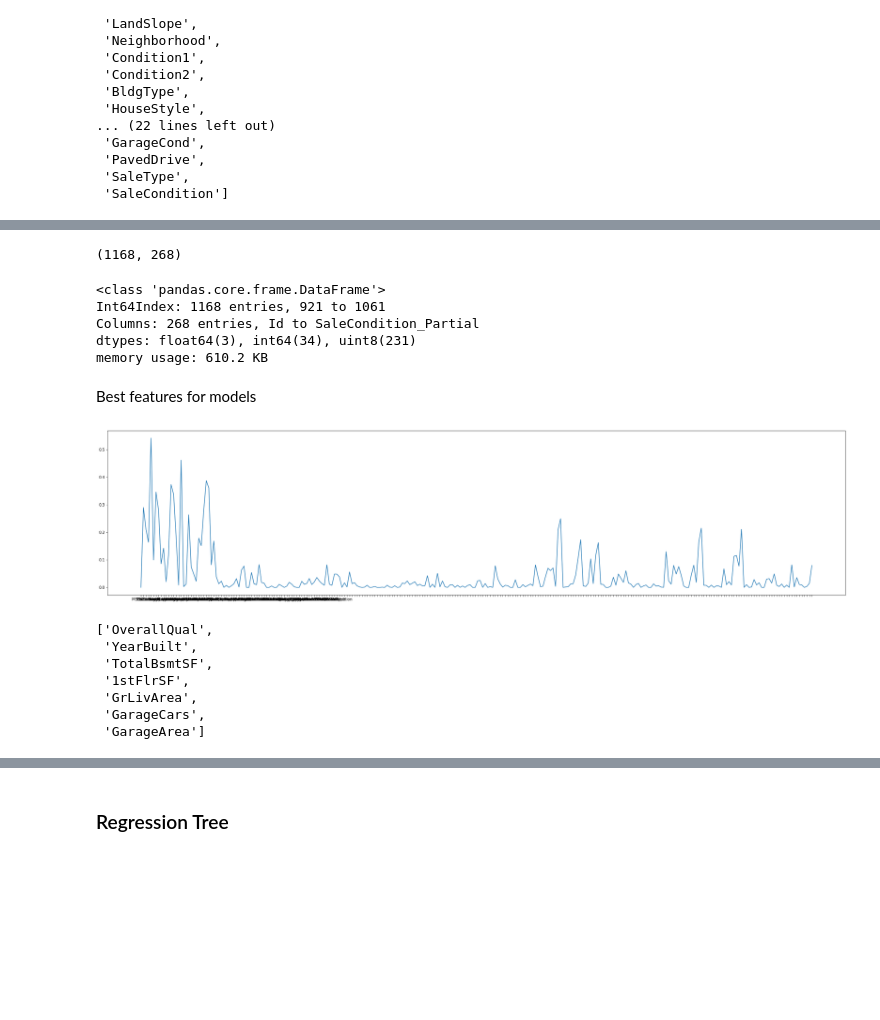
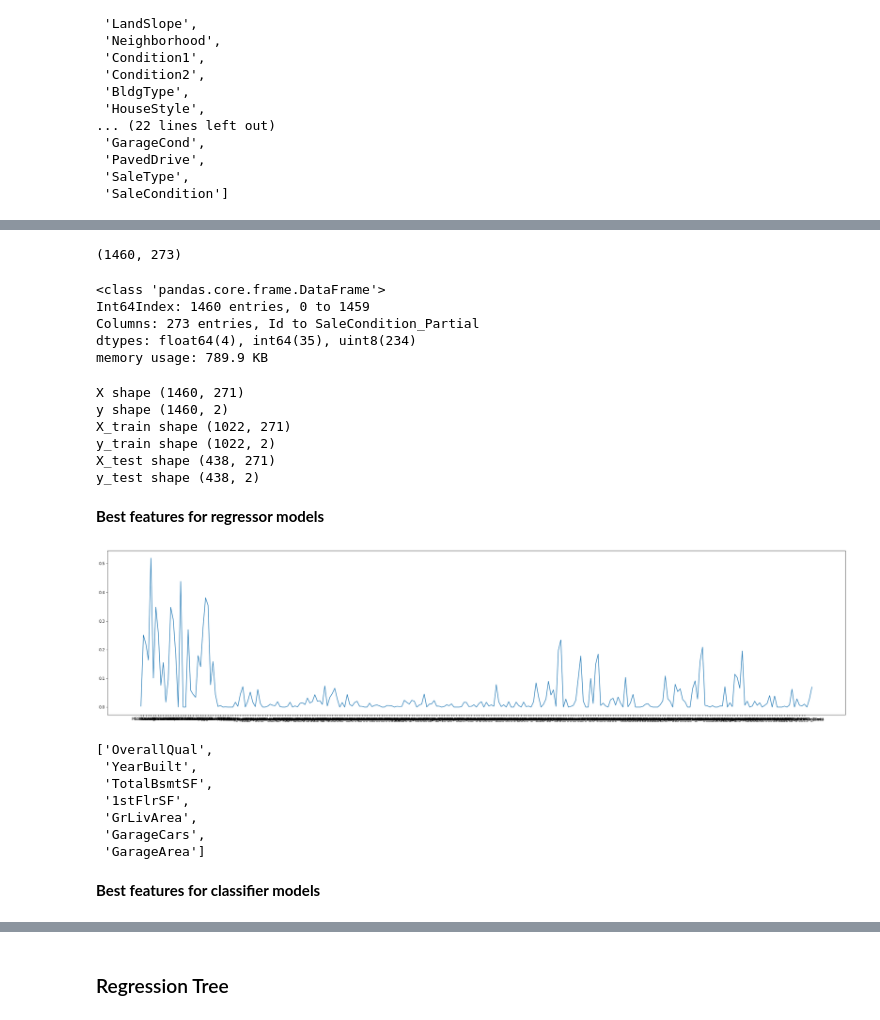
Before and after one commit to WillArevalo/Machine_Learning_works, a Jupyter notebook: Trees & Random Forests.ipynb, the cells around one changed output, grey strips where cells are left out. Saved outputs shown, nothing was run; the diff lists cells and outputs as text; code cells hidden in the pictures; blank space fills up the shorter version.

Commit message:
Finish Tree & Random Forests

```diff
--- a/Trees & Random Forests.ipynb
+++ b/Trees & Random Forests.ipynb
@@ -324,5 +317,5 @@ print(X_train.shape)
 # %%
-list_cat = [i for i in X_train if X_train[i].dtypes == 'object']
+list_cat = [i for i in housing_train if housing_train[i].dtypes == 'object']
 list_cat
 # %% [output]
 ['MSZoning',
@@ -343,5 +336,5 @@ list_cat
  'SaleType',
  'SaleCondition']
 # %%
-X_train[list_cat] = X_train[list_cat].astype('category')
+housing_train[list_cat] = housing_train[list_cat].astype('category')
 # %%
@@ -367,29 +360,55 @@ memory usage: 399.7 KB
 # %%
-X_train = pd.get_dummies(X_train, columns=list_cat)
-X_train.shape
+housing_train = pd.get_dummies(housing_train, columns=list_cat)
+housing_train.shape
 # %% [output]
-(1168, 268)
+(1460, 273)
 # %%
-X_train.info()
+housing_train.info()
 # %% [output]
 <class 'pandas.core.frame.DataFrame'>
-Int64Index: 1168 entries, 921 to 1061
-Columns: 268 entries, Id to SaleCondition_Partial
-dtypes: float64(3), int64(34), uint8(231)
-memory usage: 610.2 KB
+Int64Index: 1460 entries, 0 to 1459
+Columns: 273 entries, Id to SaleCondition_Partial
+dtypes: float64(4), int64(35), uint8(234)
+memory usage: 789.9 KB
-# %% [markdown]
-Best features for models
+# %%
+# Features and target
+X = housing_train.drop(['SalePrice', 'SalePriceGroup'], axis=1)
+y = housing_train[['SalePrice', 'SalePriceGroup']]
+
+print(f"""X shape {X.shape}
+y shape {y.shape}""")
+
+
+# train test split
+from sklearn.model_selection import train_test_split
+X_train, X_test, y_train, y_test = \
+    train_test_split(X, y, test_size=0.3, shuffle=True, random_state=1)
+
+
+print(f"""X_train shape {X_train.shape}
+y_train shape {y_train.shape}
+X_test shape {X_test.shape}
+y_test shape {y_test.shape}""")
+# %% [output]
+X shape (1460, 271)
+y shape (1460, 2)
+X_train shape (1022, 271)
+y_train shape (1022, 2)
+X_test shape (438, 271)
+y_test shape (438, 2)
+# %% [markdown]
+__Best features for regressor models__
 # %%
 from sklearn.feature_selection import SelectKBest
 from sklearn.feature_selection import mutual_info_regression
-selector = SelectKBest(mutual_info_regression, k=10)
-selector.fit(X_train,y_train)
-scores = selector.scores_
+regre_selector = SelectKBest(mutual_info_regression, k=10)
+regre_selector.fit(X_train,y_train['SalePrice'])
+regre_scores = regre_selector.scores_
 
 
 plt.rcParams["figure.figsize"] = [35,8]
-plt.plot(scores)
+plt.plot(regre_scores)
 plt.xticks(np.arange(268),list(X.columns));
 # %% [output]
-[figure, old version]
+[figure, new version]
 # %%
@@ -403,3 +422,5 @@ best_cols
  'GrLivArea',
  'GarageCars',
  'GarageArea']
+# %% [markdown]
+__Best features for classifier models__
```
Also changed, not shown: parts of 58 cells of this notebook.
